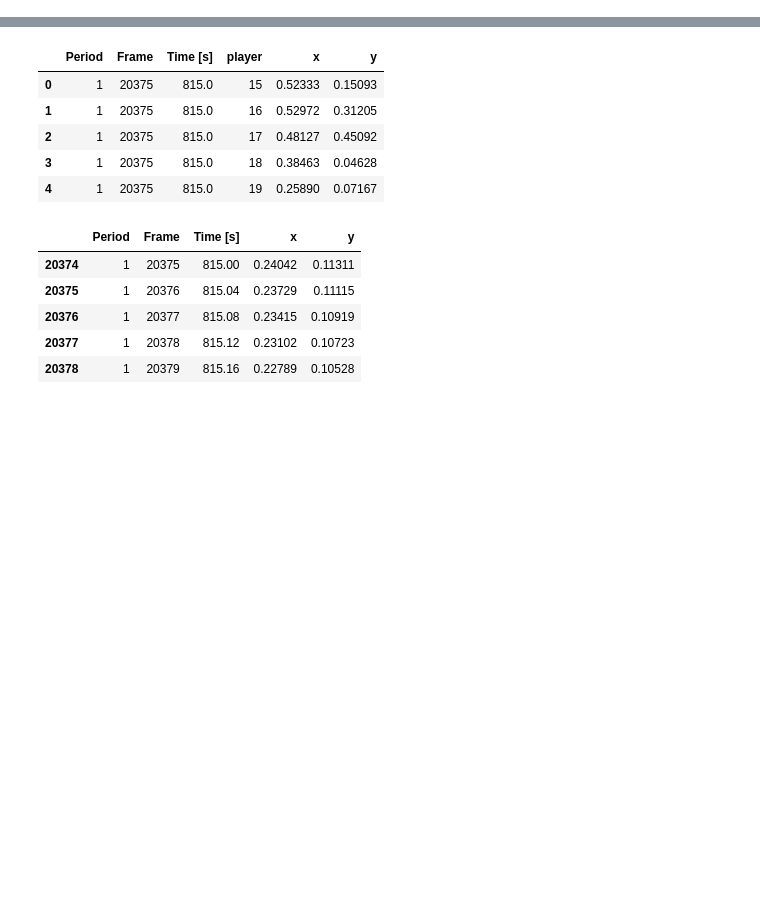
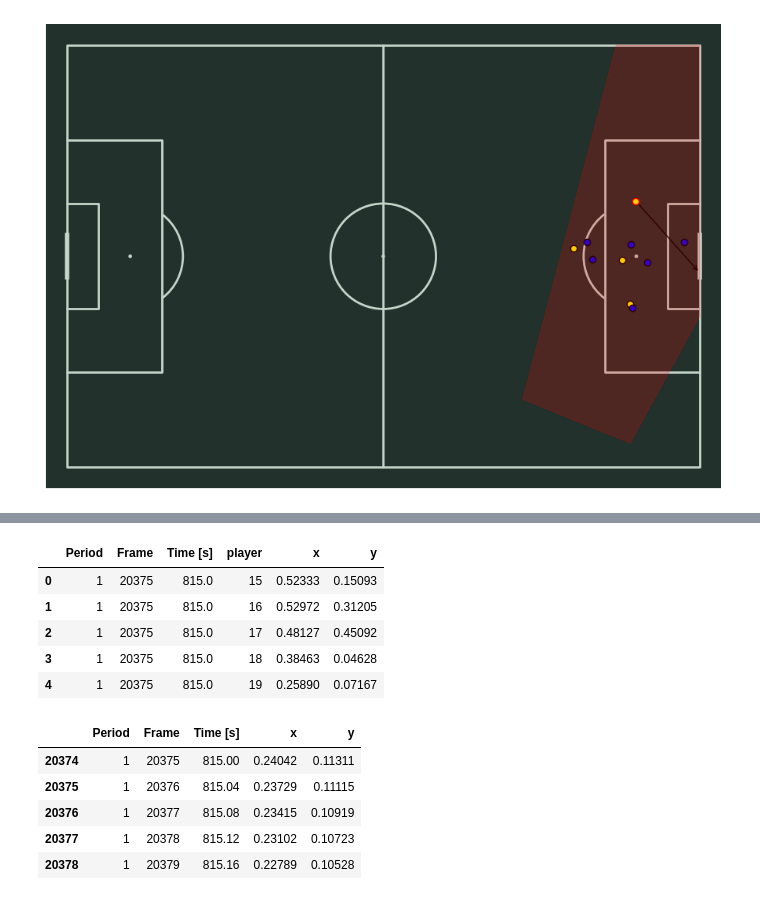
Before and after one commit to Mdhvince/sport_analytics, a Jupyter notebook: envRLsport.ipynb, the cells around one changed output, grey strips where cells are left out. Cells and saved outputs as stored; diff of their text form; code cells hidden in the pictures; blank space fills up the shorter version.

```diff
--- a/envRLsport.ipynb
+++ b/envRLsport.ipynb
@@ -95,0 +65,41 @@ df_freeze
+# %%
+e_id = "ead96180-5c0c-4ccb-b926-d215ba883fcb"  # "f19bfd43-c4e4-4ed6-9ea3-e48982b8f343"  # "989fdb61-9bb7-4603-bf4b-ea77fba5b734"
+
+current_event = df_event_reduced[df_event_reduced.id == e_id]
+current_placement = df_frame[df_frame.id == e_id]
+current_visible_area = df_visible[df_visible.id == e_id]
+# %%
+def plot_event(ax, e_id, current_event, current_placement, current_visible_area=None):
+    team1 = current_placement[current_placement.teammate == True]
+    team2 = current_placement[current_placement.teammate == False]
+    active_player = current_placement[current_placement.actor == True]
+
+    plt.scatter(team1.x, team1.y, color="yellow", zorder=10, edgecolors="black")
+    plt.scatter(active_player.x, active_player.y, color="yellow", zorder=10, edgecolors="red")
+    plt.scatter(team2.x, team2.y, color="blue", zorder=10, edgecolors="black")
+
+    if current_visible_area is not None:
+        polygon = current_visible_area["visible_area"].values.tolist()[0]
+        px = []
+        py = []
+
+        for i, j in zip(polygon[::2], polygon[1::2]):
+            px.append(i)
+            py.append(j)
+
+        plt.fill(px, py, color="red", alpha=0.2, zorder=10)
+
+    # draw an arrow from the active player to the target player or location
+    ax.annotate(
+        '',
+        xy=(current_event.end_x, current_event.end_y),
+        xytext=(active_player.x, active_player.y),
+        arrowprops=dict(facecolor='black', arrowstyle='->')
+    )
+# %%
+pitch = Pitch(pitch_type='statsbomb', pitch_color='#22312b', line_color='#c7d5cc')
+fig, ax = pitch.draw(figsize=(11, 6), constrained_layout=True, tight_layout=False)
+
+plot_event(ax, e_id, current_event, current_placement, current_visible_area)
+# %% [output]
+[figure, added]
```
Also changed, not shown: parts of 20 cells of this notebook, 1 other file.
